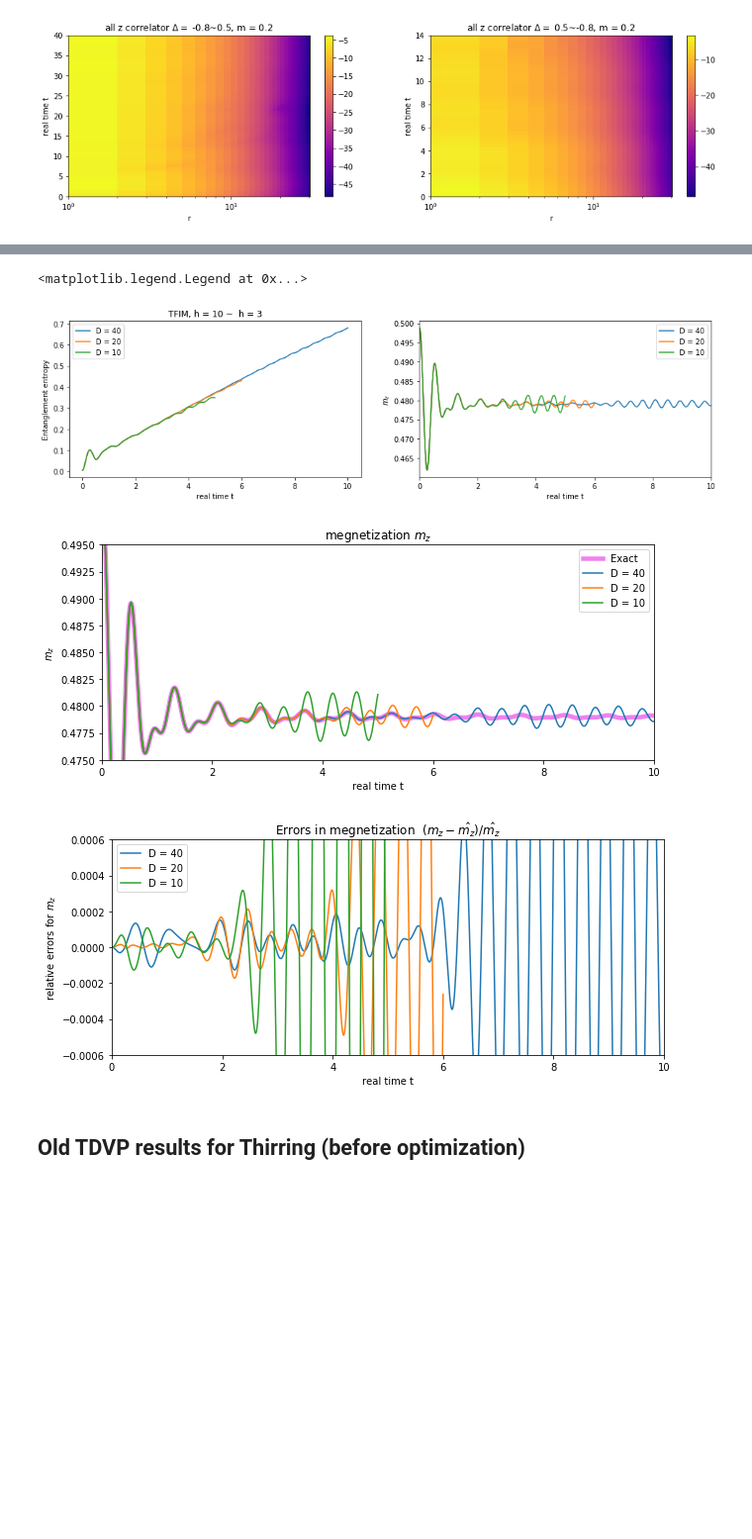
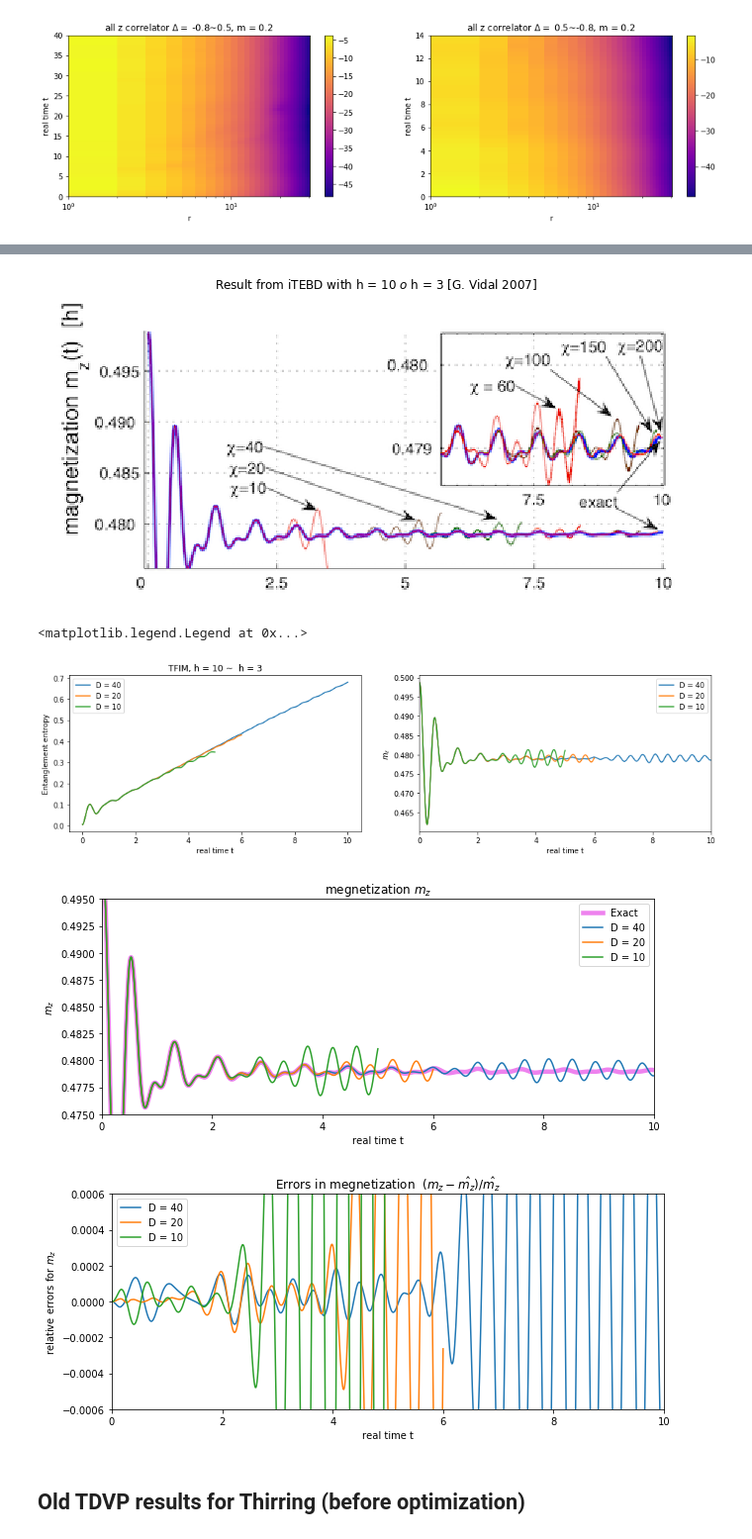
Before and after one commit to j9263178/Thirring_notes, a Jupyter notebook: TDVP.ipynb, the cells around one changed output, grey strips where cells are left out. Shown at 99% size. Saved outputs shown, nothing was run; the diff lists cells and outputs as text; code cells hidden in the pictures; blank space fills up the shorter version.

```diff
--- a/TDVP.ipynb
+++ b/TDVP.ipynb
@@ -235,41 +246,50 @@ fig.colorbar(pcm2, ax=ax2)
 # %%
+
+img = mpimg.imread('tfim.png')
+plt.figure(figsize = (12,12))
+plt.title("Result from iTEBD with h = 10 $\to$ h = 3 [G. Vidal 2007]")
+imgplot = plt.imshow(img, interpolation='none')
+plt.axis('off')
+plt.show()
+
 dt = 0.01
 ts = [np.linspace(1, 1000, 1000)*dt ,np.linspace(1, 600, 600)*dt , np.linspace(1, 500, 500)*dt]
 Ds = [40, 20,10]
 fig, (ax1, ax2) = plt.subplots(1, 2, figsize=(16,4))
 ax1.set(title = "TFIM, h = 10 ~  h = 3", ylabel ='Entanglement entropy', xlabel = 'real time t')
 exact = np.load("mzexact.npy")
 
 for i in range(3):
     datas = np.load("ising/datas_isingD%d.npy"%Ds[i], allow_pickle = True)
     ax1.plot(ts[i], datas[0], label = 'D = %d'%Ds[i])
     ax2.set(xlabel='real time t', ylabel='$m_z$', xlim = (0,  10))
     ax2.plot(ts[i], np.abs(datas[3])/2, label = 'D = %d'%Ds[i])
 ax1.legend()
 ax2.legend()
 
 fig2, ax = plt.subplots(figsize=(10,4))
 ax.set(title = 'megnetization $m_z$', xlabel='real time t', ylabel='$m_z$', xlim = (0,  10), ylim = (0.475, 0.495))
 ax.plot(ts[0], 0.5*(exact-exact[0])+0.49874764643055725, label='Exact', color = 'violet',linewidth=4.5)
 for i in range(3):
     datas = np.load("ising/datas_isingD%d.npy"%Ds[i], allow_pickle = True)
     ax.plot(ts[i], np.abs(datas[3])/2, label = 'D = %d'%Ds[i])
 ax.legend()
 
 fig3, ax0 = plt.subplots(figsize=(10,4))
 ax0.set(title = 'Errors in megnetization  $(m_z - \hat{m_z})/\hat{m_z}$', xlabel='real time t', ylabel='relative errors for $m_z$', xlim = (0,  10), ylim = (-0.0006, 0.0006))
 exact_ = 0.5*(exact-exact[0])+0.49874764643055725
 exacts = [exact_, exact_[:600], exact_[:500]]
 # ax0.plot(ts[0], label='Exact', color = 'violet',linewidth=4.5)
 for i in range(3):
     datas = np.load("ising/datas_isingD%d.npy"%Ds[i], allow_pickle = True)
     ax0.plot(ts[i], (np.abs(datas[3])/2 - exacts[i])/exacts[i], label = 'D = %d'%Ds[i])
 ax0.legend()
 # %% [output]
+[figure, new version]
 <matplotlib.legend.Legend at 0x...>
-[figure, old version]
-[figure, old version]
+[figure, new version]
-[figure, old version]
+[figure, new version]
+[figure, added]
 # %% [markdown]
 ## Old TDVP results for Thirring (before optimization)
 # %%
```
Also changed, not shown: parts of 8 cells of this notebook.
